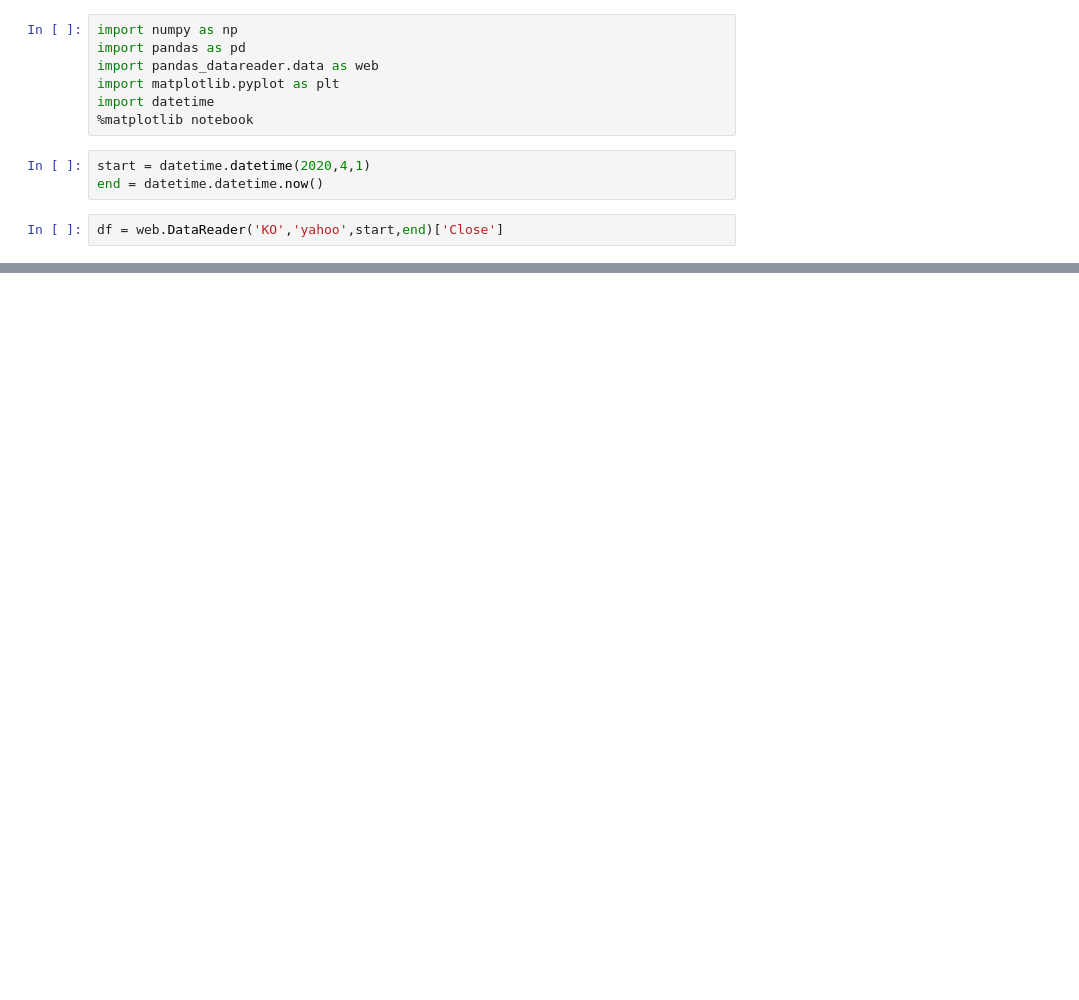
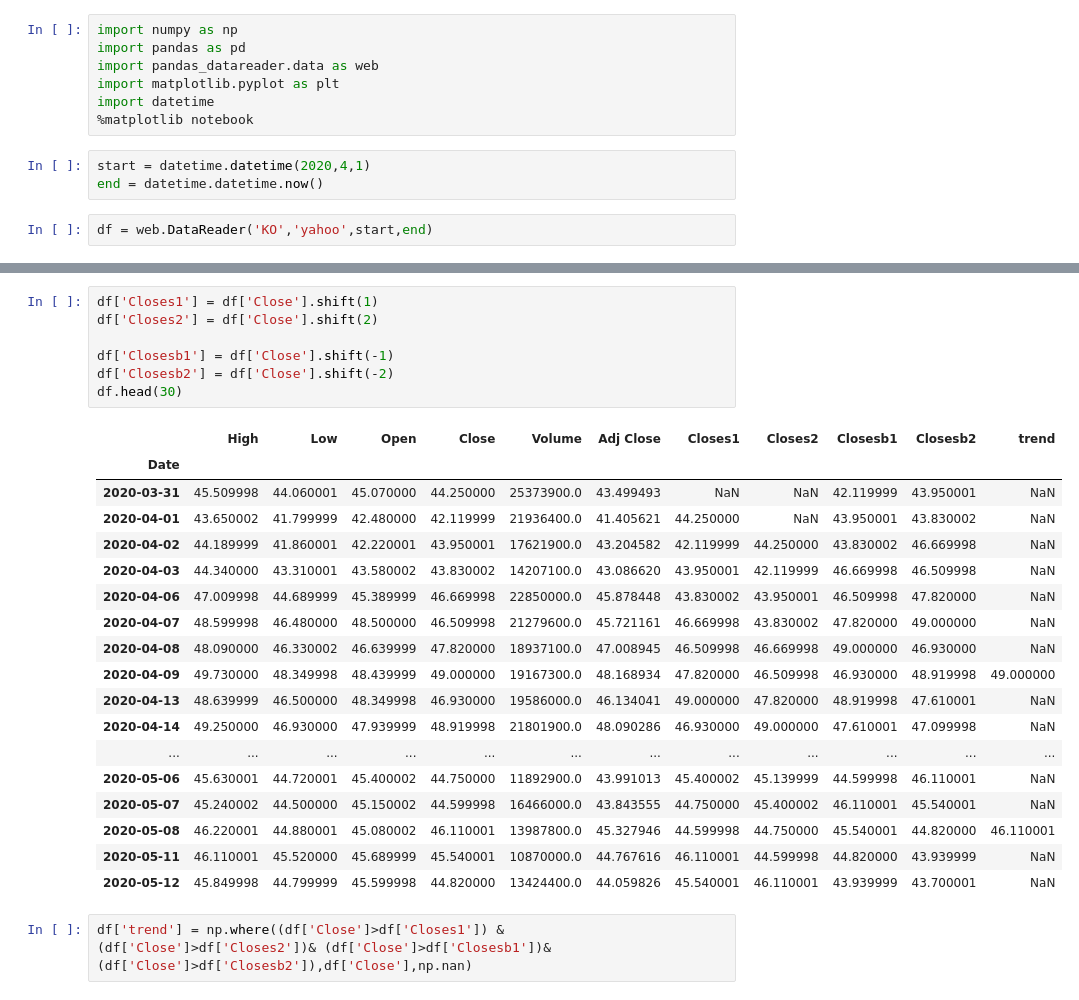
Before and after one commit to ekawitjaidee/Project_finance, a Jupyter notebook: Week1 ground suit/GS s&p500.ipynb, the cells around one changed output, grey strips where cells are left out. Saved outputs shown, nothing was run; the diff lists cells and outputs as text; blank space fills up the shorter version.

Commit message:
check high low

```diff
--- a/Week1 ground suit/GS s&p500.ipynb
+++ b/Week1 ground suit/GS s&p500.ipynb
@@ -9,4 +9,4 @@ import datetime
 start = datetime.datetime(2020,4,1)
 end = datetime.datetime.now()
 # %%
-df = web.DataReader('KO','yahoo',start,end)['Close']
+df = web.DataReader('KO','yahoo',start,end)
@@ -13 +31,29 @@ df = web.DataReader('KO','yahoo',start,end)['Close']
+# %%
+df['Closes1'] = df['Close'].shift(1)
+df['Closes2'] = df['Close'].shift(2)
+
+df['Closesb1'] = df['Close'].shift(-1)
+df['Closesb2'] = df['Close'].shift(-2)
+df.head(30)
+# %% [output]
+|  | High | Low | Open | Close | Volume | Adj Close | Closes1 | Closes2 | Closesb1 | Closesb2 | trend |
+| Date |  |  |  |  |  |  |  |  |  |  |  |
+| 2020-03-31 | 45.509998 | 44.060001 | 45.070000 | 44.250000 | 25373900.0 | 43.499493 | NaN | NaN | 42.119999 | 43.950001 | NaN |
+| 2020-04-01 | 43.650002 | 41.799999 | 42.480000 | 42.119999 | 21936400.0 | 41.405621 | 44.250000 | NaN | 43.950001 | 43.830002 | NaN |
+| 2020-04-02 | 44.189999 | 41.860001 | 42.220001 | 43.950001 | 17621900.0 | 43.204582 | 42.119999 | 44.250000 | 43.830002 | 46.669998 | NaN |
+| 2020-04-03 | 44.340000 | 43.310001 | 43.580002 | 43.830002 | 14207100.0 | 43.086620 | 43.950001 | 42.119999 | 46.669998 | 46.509998 | NaN |
+| 2020-04-06 | 47.009998 | 44.689999 | 45.389999 | 46.669998 | 22850000.0 | 45.878448 | 43.830002 | 43.950001 | 46.509998 | 47.820000 | NaN |
+| 2020-04-07 | 48.599998 | 46.480000 | 48.500000 | 46.509998 | 21279600.0 | 45.721161 | 46.669998 | 43.830002 | 47.820000 | 49.000000 | NaN |
+| 2020-04-08 | 48.090000 | 46.330002 | 46.639999 | 47.820000 | 18937100.0 | 47.008945 | 46.509998 | 46.669998 | 49.000000 | 46.930000 | NaN |
+| 2020-04-09 | 49.730000 | 48.349998 | 48.439999 | 49.000000 | 19167300.0 | 48.168934 | 47.820000 | 46.509998 | 46.930000 | 48.919998 | 49.000000 |
+| 2020-04-13 | 48.639999 | 46.500000 | 48.349998 | 46.930000 | 19586000.0 | 46.134041 | 49.000000 | 47.820000 | 48.919998 | 47.610001 | NaN |
+| 2020-04-14 | 49.250000 | 46.930000 | 47.939999 | 48.919998 | 21801900.0 | 48.090286 | 46.930000 | 49.000000 | 47.610001 | 47.099998 | NaN |
+| ... | ... | ... | ... | ... | ... | ... | ... | ... | ... | ... | ... |
+| 2020-05-06 | 45.630001 | 44.720001 | 45.400002 | 44.750000 | 11892900.0 | 43.991013 | 45.400002 | 45.139999 | 44.599998 | 46.110001 | NaN |
+| 2020-05-07 | 45.240002 | 44.500000 | 45.150002 | 44.599998 | 16466000.0 | 43.843555 | 44.750000 | 45.400002 | 46.110001 | 45.540001 | NaN |
+| 2020-05-08 | 46.220001 | 44.880001 | 45.080002 | 46.110001 | 13987800.0 | 45.327946 | 44.599998 | 44.750000 | 45.540001 | 44.820000 | 46.110001 |
+| 2020-05-11 | 46.110001 | 45.520000 | 45.689999 | 45.540001 | 10870000.0 | 44.767616 | 46.110001 | 44.599998 | 44.820000 | 43.939999 | NaN |
+| 2020-05-12 | 45.849998 | 44.799999 | 45.599998 | 44.820000 | 13424400.0 | 44.059826 | 45.540001 | 46.110001 | 43.939999 | 43.700001 | NaN |
+# %%
+df['trend'] = np.where((df['Close']>df['Closes1']) & (df['Close']>df['Closes2'])& (df['Close']>df['Closesb1'])& (df['Close']>df['Closesb2']),df['Close'],np.nan)
 # %%
```
Also changed, not shown: parts of 4 cells of this notebook.
